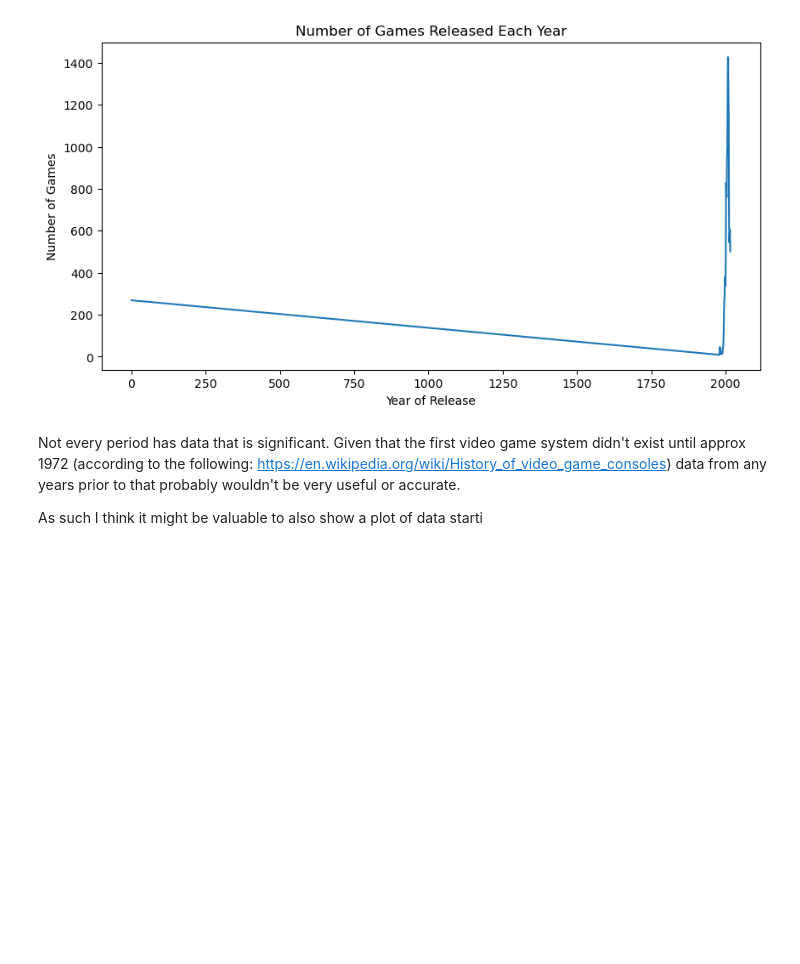
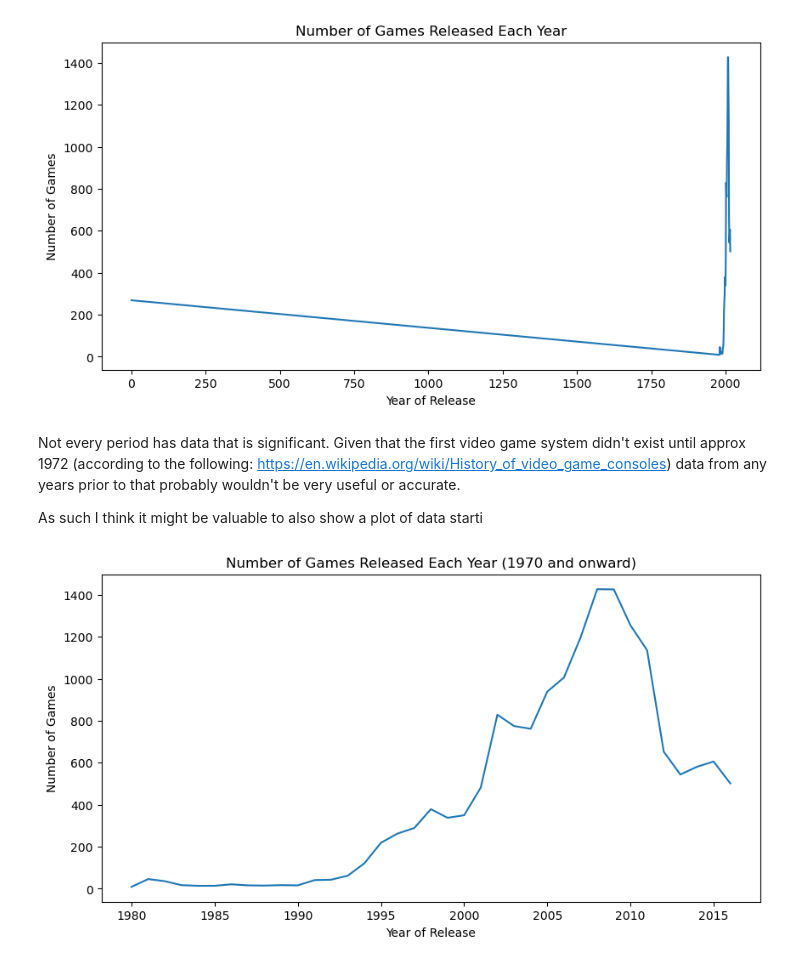
Before and after one commit to xevihaqeel/GameData, a Jupyter notebook: VideoGameDataAnalysis.ipynb, the cells around one changed output. Drawn from its saved outputs; the diff is of its cells as text; code cells hidden in the pictures; blank space fills up the shorter version.

Commit message:
Update VideoGameAnalysis.ipynb

```diff
--- a/VideoGameDataAnalysis.ipynb
+++ b/VideoGameDataAnalysis.ipynb
@@ -112,3 +112,16 @@ plt.show()
 Not every period has data that is significant. Given that the first video game system didn't exist until approx 1972 (according to the following: https://en.wikipedia.org/wiki/History_of_video_game_consoles) data from any years prior to that probably wouldn't be very useful or accurate.
 
 As such I think it might be valuable to also show a plot of data starti
+# %%
+# Filter the data for the year 1970 and onward
+games_per_year = games[games['year_of_release'] >= 1970]['year_of_release'].value_counts().sort_index()
+
+# Plotting
+plt.figure(figsize=(10,5))
+plt.plot(games_per_year.index, games_per_year.values)
+plt.title('Number of Games Released Each Year (1970 and onward)')
+plt.xlabel('Year of Release')
+plt.ylabel('Number of Games')
+plt.show()
+# %% [output]
+[figure, added]
```
Also changed, not shown: parts of 1 cell of this notebook.
